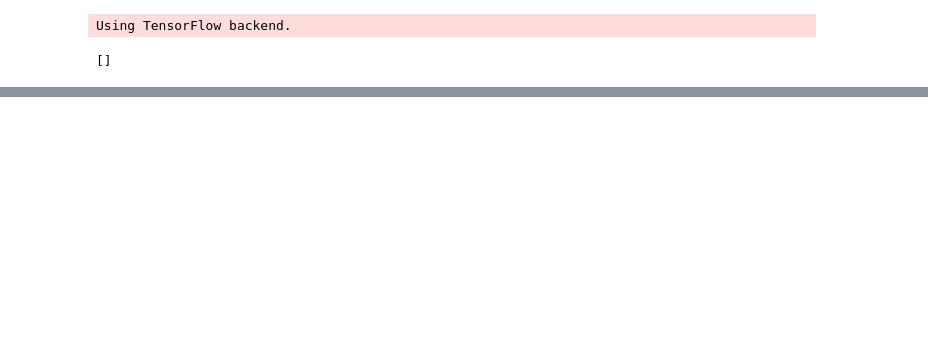
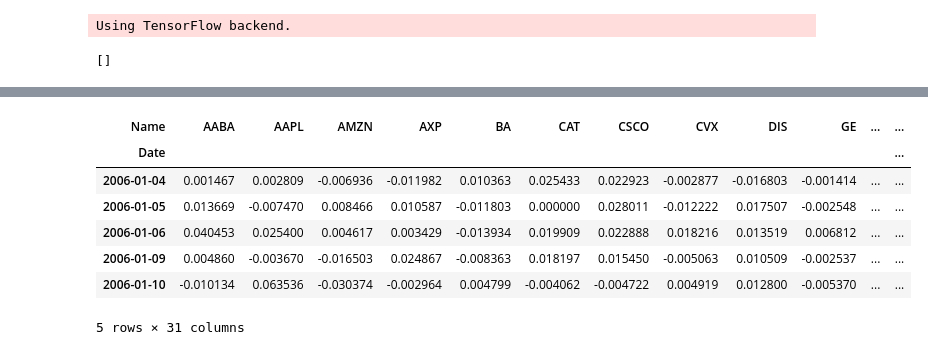
Before and after one commit to tqa236/LSTM_algo_trading, a Jupyter notebook: notebook/[Official] Backtesting.ipynb, the cells around one changed output, grey strips where cells are left out. Saved outputs shown, nothing was run; the diff lists cells and outputs as text; code cells hidden in the pictures; blank space fills up the shorter version.

```diff
--- a/notebook/[Official] Backtesting.ipynb
+++ b/notebook/[Official] Backtesting.ipynb
@@ -105,0 +102,13 @@ for i in range(len(dataset[0])):
+# %%
+real_returns = (stocks - stocks.shift(1)) / stocks.shift(1)
+real_returns = real_returns.dropna()
+real_returns.head()
+# %% [output]
+| Name | AABA | AAPL | AMZN | AXP | BA | CAT | CSCO | CVX | DIS | GE | ... | ... |
+| Date |  |  |  |  |  |  |  |  |  |  |  | ... |
+| 2006-01-04 | 0.001467 | 0.002809 | -0.006936 | -0.011982 | 0.010363 | 0.025433 | 0.022923 | -0.002877 | -0.016803 | -0.001414 | ... | ... |
+| 2006-01-05 | 0.013669 | -0.007470 | 0.008466 | 0.010587 | -0.011803 | 0.000000 | 0.028011 | -0.012222 | 0.017507 | -0.002548 | ... | ... |
+| 2006-01-06 | 0.040453 | 0.025400 | 0.004617 | 0.003429 | -0.013934 | 0.019909 | 0.022888 | 0.018216 | 0.013519 | 0.006812 | ... | ... |
+| 2006-01-09 | 0.004860 | -0.003670 | -0.016503 | 0.024867 | -0.008363 | 0.018197 | 0.015450 | -0.005063 | 0.010509 | -0.002537 | ... | ... |
+| 2006-01-10 | -0.010134 | 0.063536 | -0.030374 | -0.002964 | 0.004799 | -0.004062 | -0.004722 | 0.004919 | 0.012800 | -0.005370 | ... | ... |
+5 rows × 31 columns
```
Also changed, not shown: parts of 25 cells of this notebook, 1 other file.
